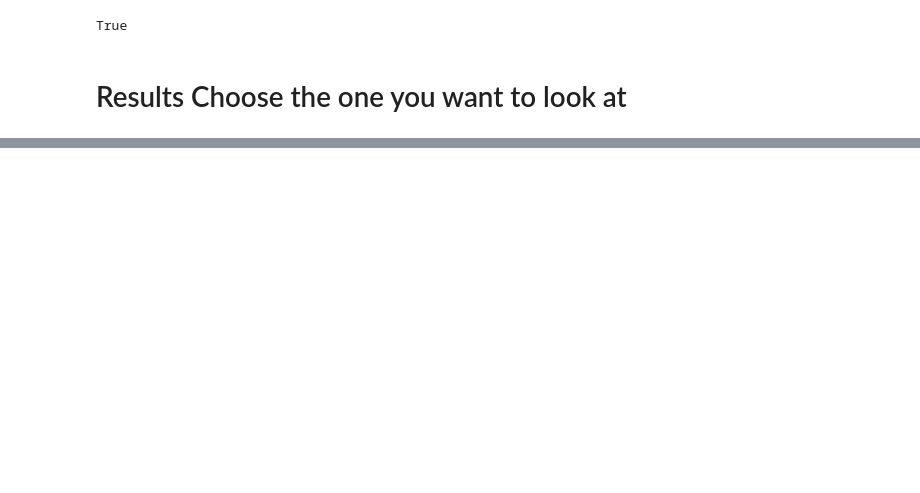
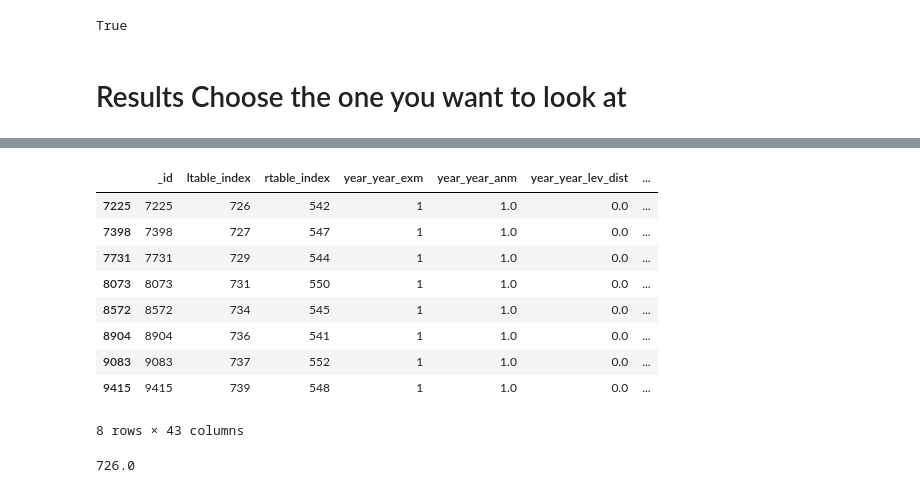
Before and after one commit to Secrets-Seep-Pie/bigDataPirates, a Jupyter notebook: blockered.ipynb, the cells around one changed output, grey strips where cells are left out. Drawn from its saved outputs; the diff is of its cells as text; code cells hidden in the pictures; blank space fills up the shorter version.

```diff
--- a/blockered.ipynb
+++ b/blockered.ipynb
@@ -569,0 +581,4 @@ False negatives : 3 (out of 25 negative predictions)
+# %%
+# Label C4 and specify the attribute name for the label column
+C5 = em.label_table(C4, 'gold')
+len(C5)
@@ -569,0 +588,6 @@ False negatives : 3 (out of 25 negative predictions)
+# %%
+# Extract the features
+# Get new set of features
+feature_vectors_eval = em.extract_feature_vecs(C5,
+                                               feature_table=feature_subset_iter1,
+                                               attrs_after='gold')
@@ -569,0 +598,12 @@ False negatives : 3 (out of 25 negative predictions)
+# %%
+#
+# Train using feature vectors from the development set
+dt.fit(table=feature_vectors_dev,
+       exclude_attrs=['_id', 'ltable_index', 'rtable_index', 'gold'],
+       target_attr='gold')
+# Predict M
+predictions_dt = dt.predict(table=feature_vectors_eval,
+                         exclude_attrs=['_id', 'ltable_index', 'rtable_index', 'gold'],
+                         append=True,
+                         target_attr='predicted',
+                         inplace=False)
@@ -569,0 +644,2 @@ False negatives : 3 (out of 25 negative predictions)
+# %%
+Matches = predictions_dt.query('predicted == 1')
@@ -569,0 +674,17 @@ False negatives : 3 (out of 25 negative predictions)
+# %%
+Matches.loc[0:10000, :]
+# %% [output]
+|  | _id | ltable_index | rtable_index | year_year_exm | year_year_anm | year_year_lev_dist | ... |
+| 7225 | 7225 | 726 | 542 | 1 | 1.0 | 0.0 | ... |
+| 7398 | 7398 | 727 | 547 | 1 | 1.0 | 0.0 | ... |
+| 7731 | 7731 | 729 | 544 | 1 | 1.0 | 0.0 | ... |
+| 8073 | 8073 | 731 | 550 | 1 | 1.0 | 0.0 | ... |
+| 8572 | 8572 | 734 | 545 | 1 | 1.0 | 0.0 | ... |
+| 8904 | 8904 | 736 | 541 | 1 | 1.0 | 0.0 | ... |
+| 9083 | 9083 | 737 | 552 | 1 | 1.0 | 0.0 | ... |
+| 9415 | 9415 | 739 | 548 | 1 | 1.0 | 0.0 | ... |
+8 rows × 43 columns
+# %%
+Matches.ix[7225].ltable_index
+# %% [output]
+726.0
```
Also changed, not shown: parts of 32 cells of this notebook, 4 other files.
